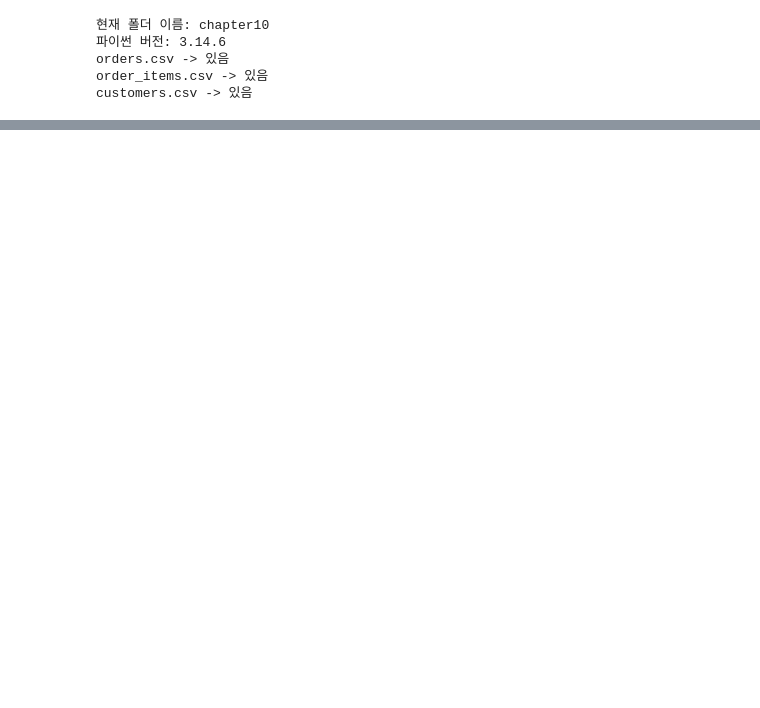
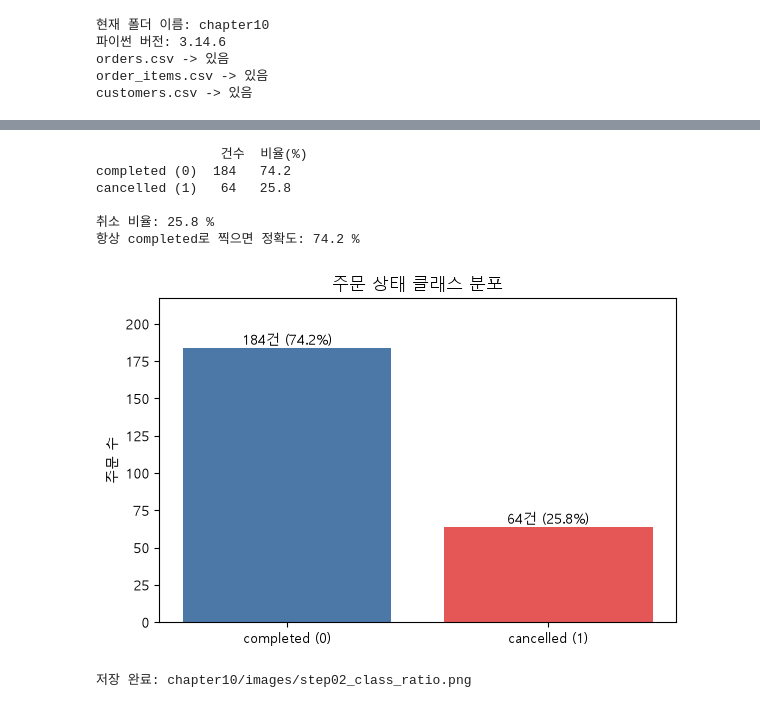
Before and after one commit to apll970502/llm-data-analysis-course, a Jupyter notebook: chapter10/chapter10.ipynb, the cells around one changed output, grey strips where cells are left out. Saved outputs shown, nothing was run; the diff lists cells and outputs as text; code cells hidden in the pictures; blank space fills up the shorter version.

Commit message:
Add chapter10 classification notebook and images

```diff
--- a/chapter10/chapter10.ipynb
+++ b/chapter10/chapter10.ipynb
@@ -211,0 +220,37 @@ See https://pandas.pydata.org/docs/user_guide/migration-3-strings.html#string-mi
+# %%
+import matplotlib.pyplot as plt
+
+plt.rcParams["font.family"] = ["Malgun Gothic", "AppleGothic", "NanumGothic", "Noto Sans CJK KR", "Noto Sans CJK JP"]
+plt.rcParams["axes.unicode_minus"] = False
+IMAGE_DIR = PROJECT_ROOT / "chapter10" / "images"
+IMAGE_DIR.mkdir(parents=True, exist_ok=True)
+
+counts = merged["is_cancelled"].value_counts().sort_index()
+ratio = (counts / counts.sum() * 100).round(1)
+class_table = pd.DataFrame({"건수": counts.values, "비율(%)": ratio.values},
+                           index=["completed (0)", "cancelled (1)"])
+print(class_table)
+print()
+print("취소 비율:", ratio[1], "%")
+print("항상 completed로 찍으면 정확도:", ratio[0], "%")
+
+fig, ax = plt.subplots(figsize=(6, 4))
+bars = ax.bar(["completed (0)", "cancelled (1)"], counts.values, color=["#4c78a8", "#e45756"])
+for b, r in zip(bars, ratio.values):
+    ax.text(b.get_x() + b.get_width() / 2, b.get_height() + 2, f"{int(b.get_height())}건 ({r}%)", ha="center")
+ax.set_title("주문 상태 클래스 분포")
+ax.set_ylabel("주문 수")
+ax.set_ylim(0, counts.max() * 1.18)
+plt.tight_layout()
+plt.savefig(IMAGE_DIR / "step02_class_ratio.png", dpi=150)
+plt.show()
+print("저장 완료: chapter10/images/step02_class_ratio.png")
+# %% [output]
+                건수  비율(%)
+completed (0)  184   74.2
+cancelled (1)   64   25.8
+
+취소 비율: 25.8 %
+항상 completed로 찍으면 정확도: 74.2 %
+[figure, added]
+저장 완료: chapter10/images/step02_class_ratio.png
```
Also changed, not shown: parts of 47 cells of this notebook, 4 other files.
